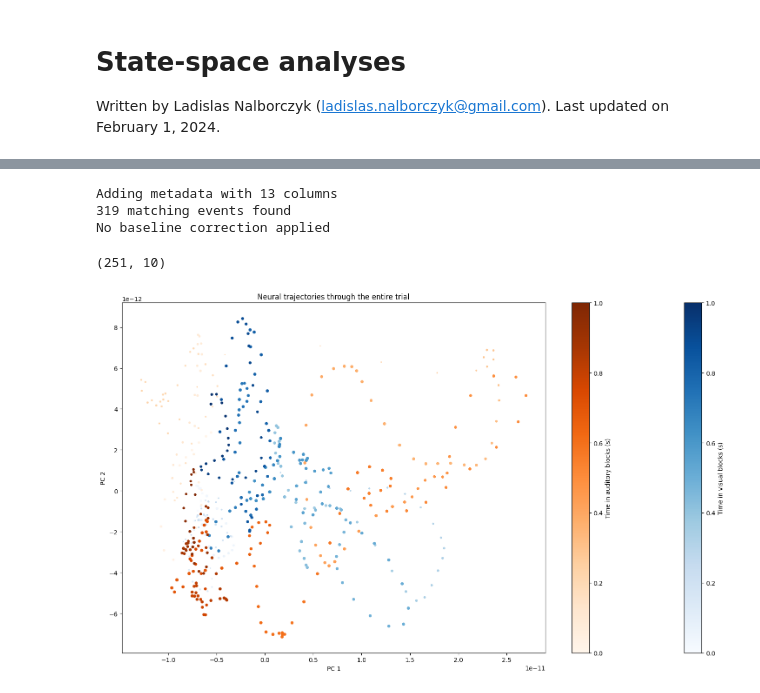
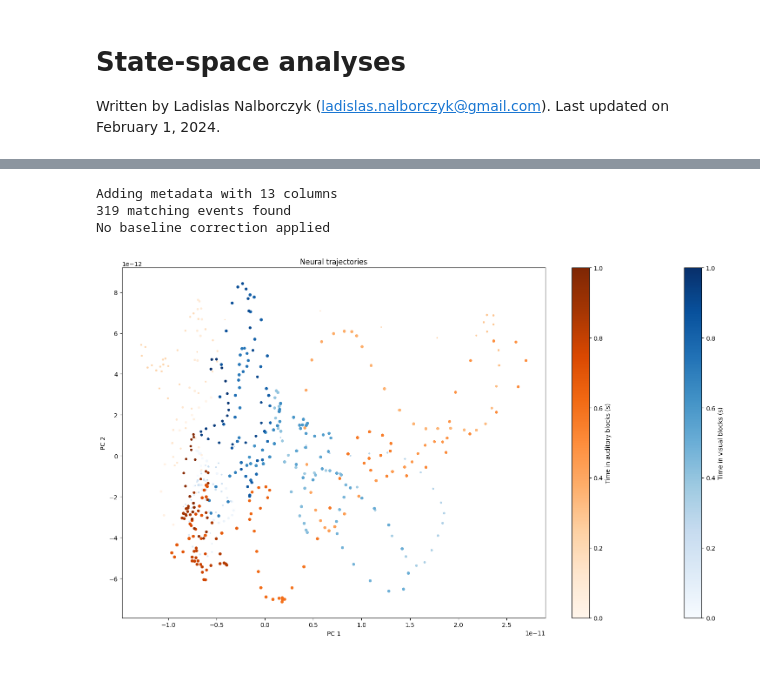
Before and after one commit to lnalborczyk/meeg_decoding, a Jupyter notebook: examples/latent.ipynb, the cells around one changed output, grey strips where cells are left out. Saved outputs shown, nothing was run; the diff lists cells and outputs as text; code cells hidden in the pictures.

```diff
--- a/examples/latent.ipynb
+++ b/examples/latent.ipynb
@@ -53,21 +35,19 @@ No baseline correction applied
 # %%
 # computing average neural trajectories (and across-trial SD) in a common PCA space
 epochs1_pca, epochs1_pca_std, epochs2_pca, epochs2_pca_std = compare_pca_through_time(visual_4l2s, visual_7l2s, n_components=10)
-print(epochs1_pca.shape)
 # %% [output]
 Adding metadata with 13 columns
 319 matching events found
 No baseline correction applied
-(251, 10)
 # %%
 compare_neural_trajectories_2d(
     x_pca1=epochs1_pca, x_pca2=epochs2_pca,
     x_pca_std1=epochs1_pca_std, x_pca_std2=epochs2_pca_std,
     fs=1/250,
-    plot_title="Neural trajectories through the entire trial"
+    plot_title="Neural trajectories"
     );
 # %% [output]
-[figure, old version]
+[figure, new version]
 # %%
 compare_neural_trajectories_3d(
     x_pca1=epochs1_pca, x_pca2=epochs2_pca,
```
Also changed, not shown: parts of 2 cells of this notebook, 1 other file.
